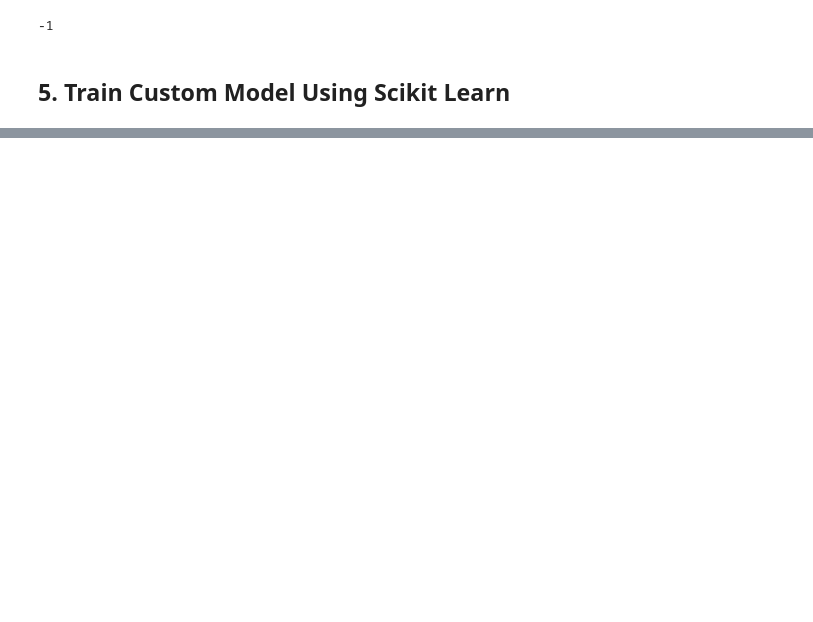
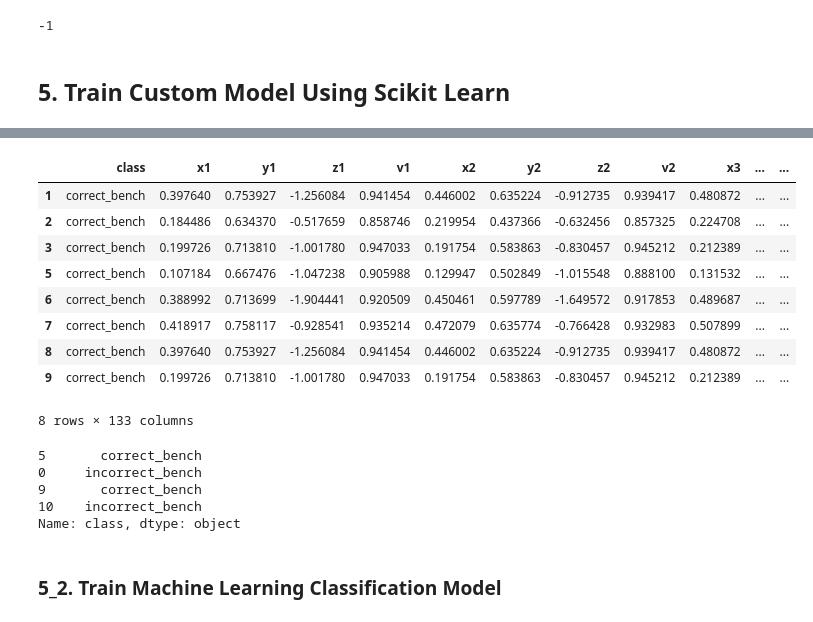
Before and after one commit to PSLeon24/AI_Exercise_Pose_Feedback, a Jupyter notebook: Main.ipynb, the cells around one changed output, grey strips where cells are left out. Drawn from its saved outputs; the diff is of its cells as text; code cells hidden in the pictures; blank space fills up the shorter version.

```diff
--- a/Main.ipynb
+++ b/Main.ipynb
@@ -194,0 +198,2 @@ cv2.waitKey(1)
+# %%
+df = pd.read_csv('coords.csv')
@@ -194,0 +220,13 @@ cv2.waitKey(1)
+# %%
+df[df['class'] == 'correct_bench']
+# %% [output]
+|  | class | x1 | y1 | z1 | v1 | x2 | y2 | z2 | v2 | x3 | ... | ... |
+| 1 | correct_bench | 0.397640 | 0.753927 | -1.256084 | 0.941454 | 0.446002 | 0.635224 | -0.912735 | 0.939417 | 0.480872 | ... | ... |
+| 2 | correct_bench | 0.184486 | 0.634370 | -0.517659 | 0.858746 | 0.219954 | 0.437366 | -0.632456 | 0.857325 | 0.224708 | ... | ... |
+| 3 | correct_bench | 0.199726 | 0.713810 | -1.001780 | 0.947033 | 0.191754 | 0.583863 | -0.830457 | 0.945212 | 0.212389 | ... | ... |
+| 5 | correct_bench | 0.107184 | 0.667476 | -1.047238 | 0.905988 | 0.129947 | 0.502849 | -1.015548 | 0.888100 | 0.131532 | ... | ... |
+| 6 | correct_bench | 0.388992 | 0.713699 | -1.904441 | 0.920509 | 0.450461 | 0.597789 | -1.649572 | 0.917853 | 0.489687 | ... | ... |
+| 7 | correct_bench | 0.418917 | 0.758117 | -0.928541 | 0.935214 | 0.472079 | 0.635774 | -0.766428 | 0.932983 | 0.507899 | ... | ... |
+| 8 | correct_bench | 0.397640 | 0.753927 | -1.256084 | 0.941454 | 0.446002 | 0.635224 | -0.912735 | 0.939417 | 0.480872 | ... | ... |
+| 9 | correct_bench | 0.199726 | 0.713810 | -1.001780 | 0.947033 | 0.191754 | 0.583863 | -0.830457 | 0.945212 | 0.212389 | ... | ... |
+8 rows × 133 columns
@@ -194,0 +238,10 @@ cv2.waitKey(1)
+# %%
+y_test
+# %% [output]
+5       correct_bench
+0     incorrect_bench
+9       correct_bench
+10    incorrect_bench
+Name: class, dtype: object
+# %% [markdown]
+### 5_2. Train Machine Learning Classification Model
```
Also changed, not shown: parts of 26 cells of this notebook.
